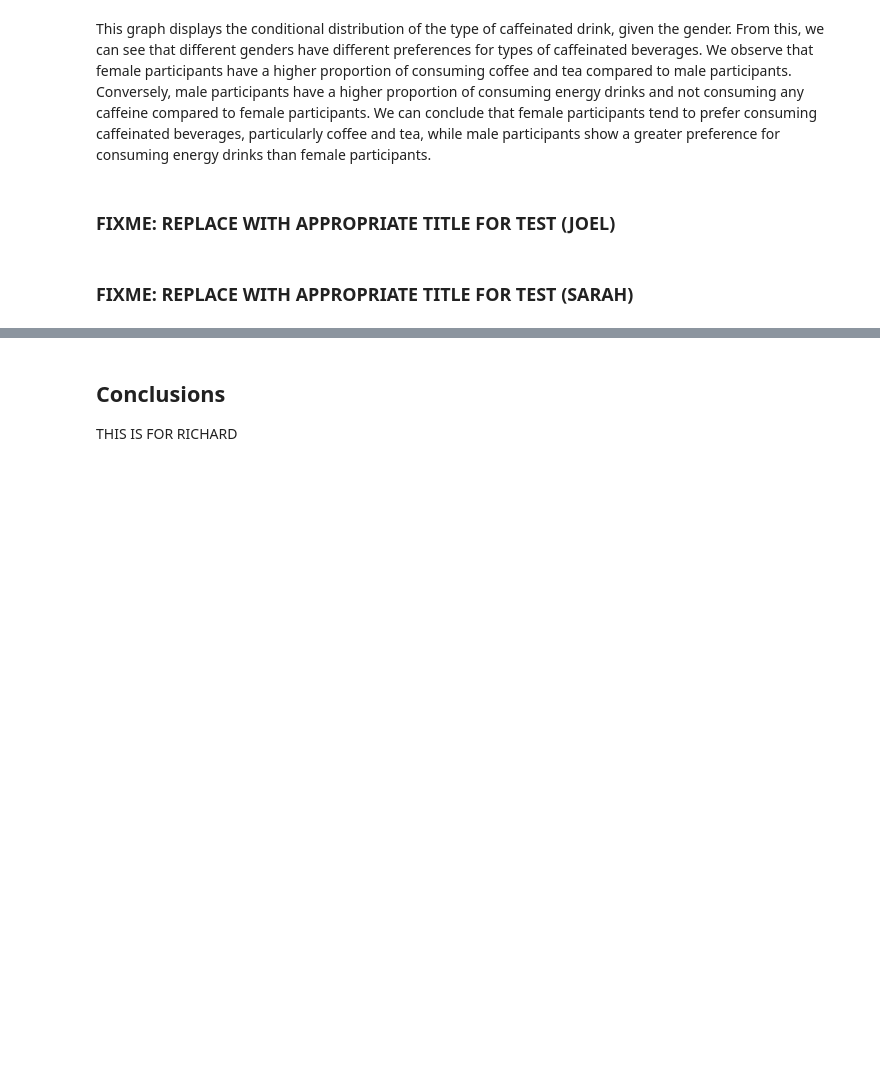
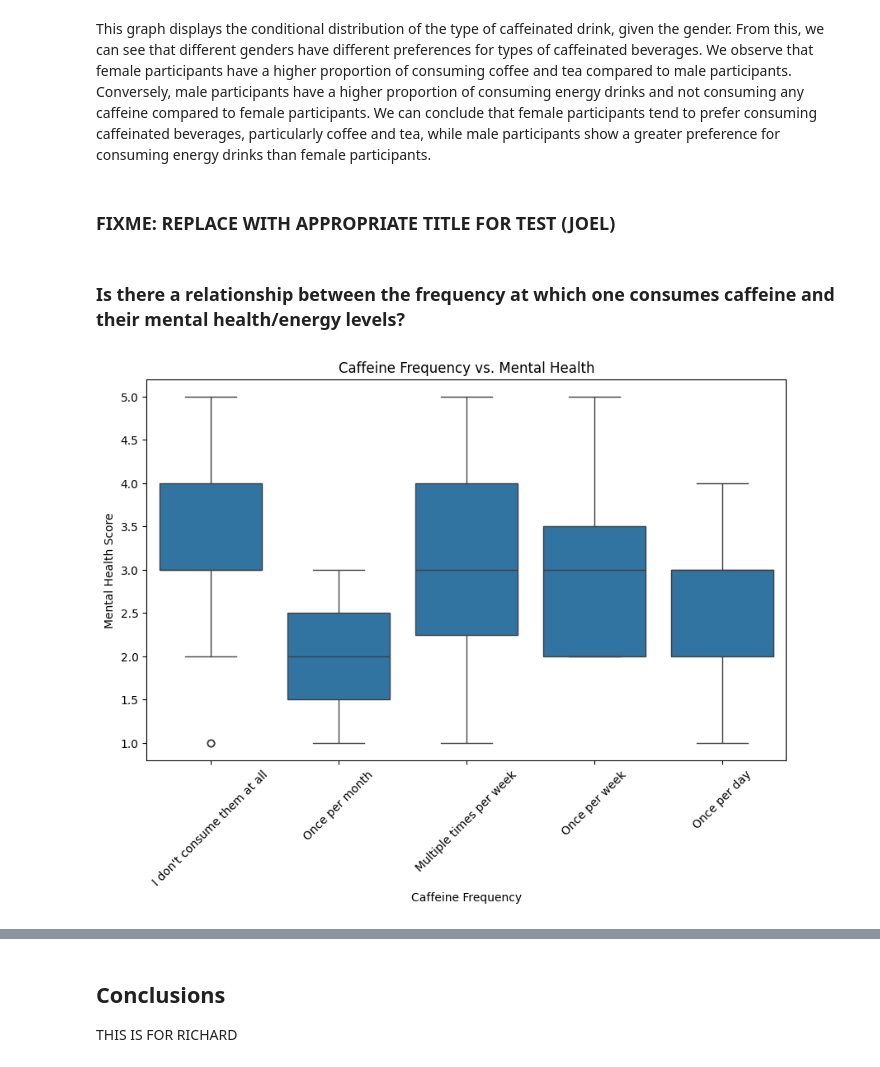
Before and after one commit to rzhou052/CS105-Mini-Project, a Jupyter notebook: Mini-Project.ipynb, the cells around one changed output, grey strips where cells are left out. Cells and saved outputs as stored; diff of their text form; code cells hidden in the pictures; blank space fills up the shorter version.

Commit message:
Added Sarah's portion

```diff
--- a/Mini-Project.ipynb
+++ b/Mini-Project.ipynb
@@ -185,5 +183,3 @@ This graph displays the conditional distribution of the type of caffeinated drin
 ### FIXME: REPLACE WITH APPROPRIATE TITLE FOR TEST (JOEL)
 # %%
 # Joel's portion (correlation analysis) scatterplot
-# %% [markdown]
-### FIXME: REPLACE WITH APPROPRIATE TITLE FOR TEST (SARAH)
@@ -191,0 +186,12 @@ This graph displays the conditional distribution of the type of caffeinated drin
+# %% [markdown]
+### Is there a relationship between the frequency at which one consumes caffeine and their mental health/energy levels?
+# %%
+plt.figure(figsize=(10, 6))
+sns.boxplot(x='caffeineFreq', y='mentalHealth', data=df, order=["I don't consume them at all", "Once per month", "Multiple times per week", "Once per week", "Once per day"])
+plt.title('Caffeine Frequency vs. Mental Health')
+plt.xlabel('Caffeine Frequency')
+plt.ylabel('Mental Health Score')
+plt.xticks(rotation=45)
+plt.show()
+# %% [output]
+[figure, added]
```
Also changed, not shown: parts of 8 cells of this notebook.
